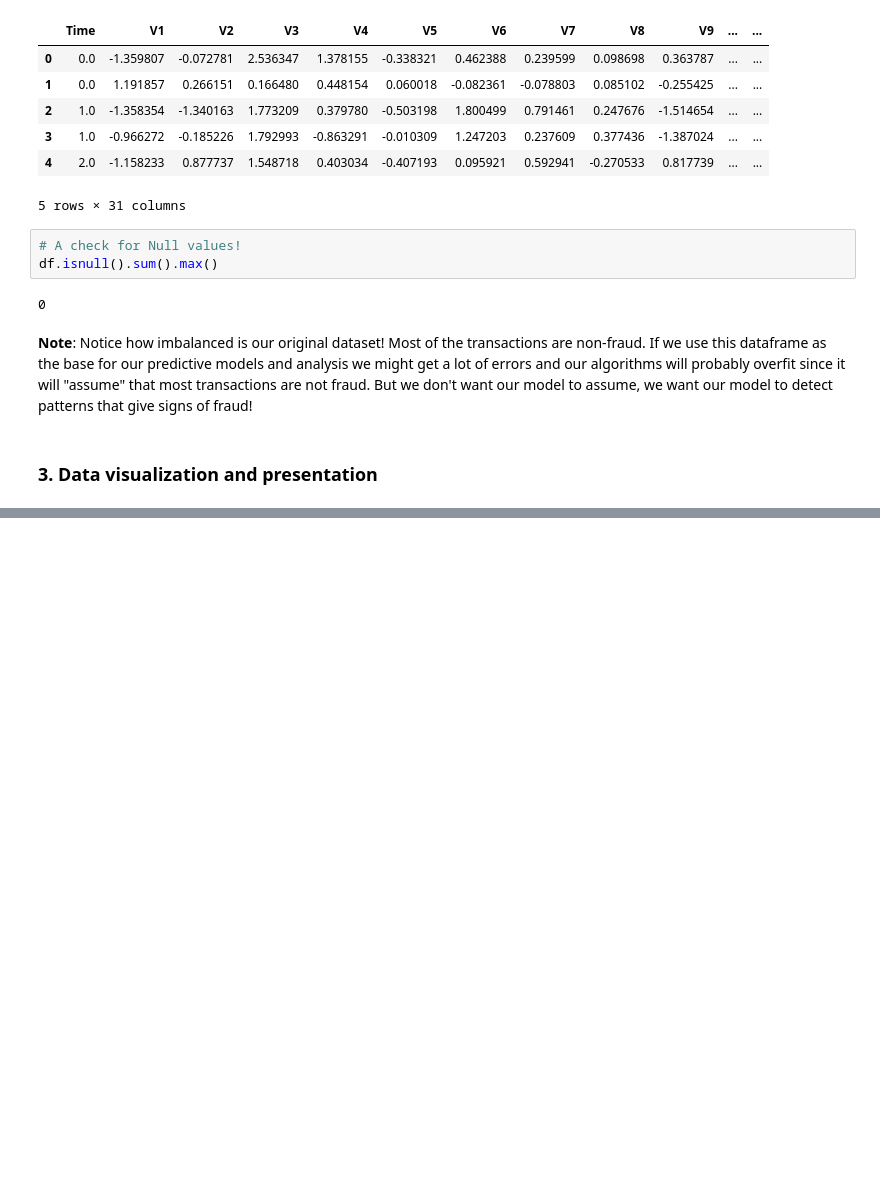
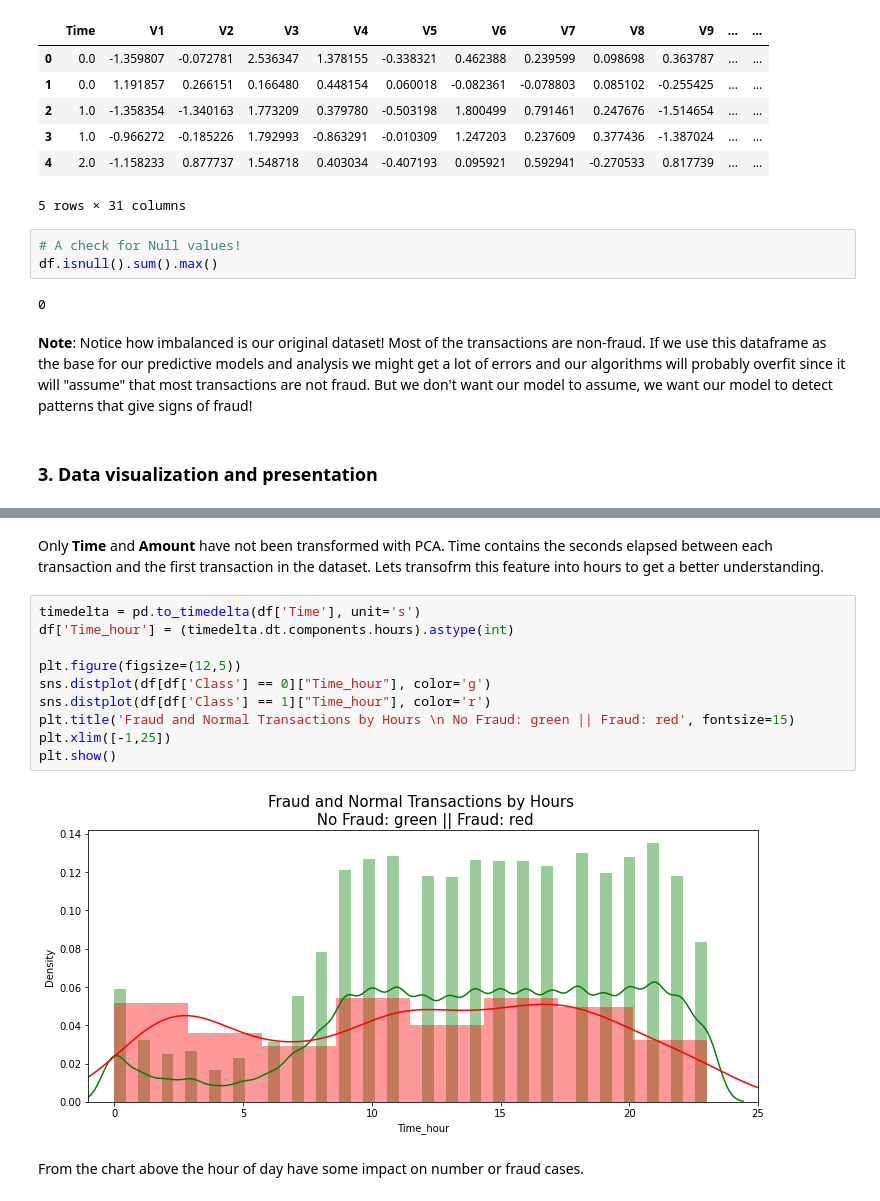
Before and after one commit to OdenDavid/Credit-Card-Fraud-Detection, a Jupyter notebook: project.ipynb, the cells around one changed output, grey strips where cells are left out. Saved outputs shown, nothing was run; the diff lists cells and outputs as text; blank space fills up the shorter version.

```diff
--- a/project.ipynb
+++ b/project.ipynb
@@ -132,0 +134,16 @@ Text(0.5, 1.0, 'Class Distributions \n (0: No Fraud || 1: Fraud)')
+# %% [markdown]
+Only <b>Time</b> and <b>Amount</b> have not been transformed with PCA. Time contains the seconds elapsed between each transaction and the first transaction in the dataset. Lets transofrm this feature into hours to get a better understanding.
+# %%
+timedelta = pd.to_timedelta(df['Time'], unit='s')
+df['Time_hour'] = (timedelta.dt.components.hours).astype(int)
+
+plt.figure(figsize=(12,5))
+sns.distplot(df[df['Class'] == 0]["Time_hour"], color='g')
+sns.distplot(df[df['Class'] == 1]["Time_hour"], color='r')
+plt.title('Fraud and Normal Transactions by Hours \n No Fraud: green || Fraud: red', fontsize=15)
+plt.xlim([-1,25])
+plt.show()
+# %% [output]
+[figure, added]
+# %% [markdown]
+From the chart above the hour of day have some impact on number or fraud cases.
```
Also changed, not shown: parts of 11 cells of this notebook.
